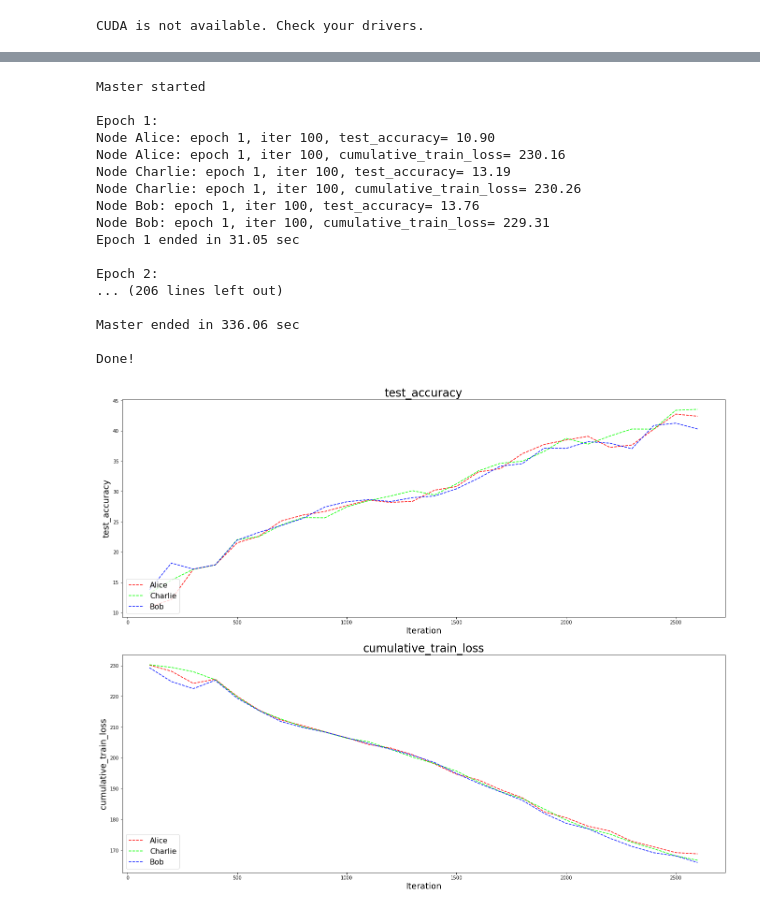
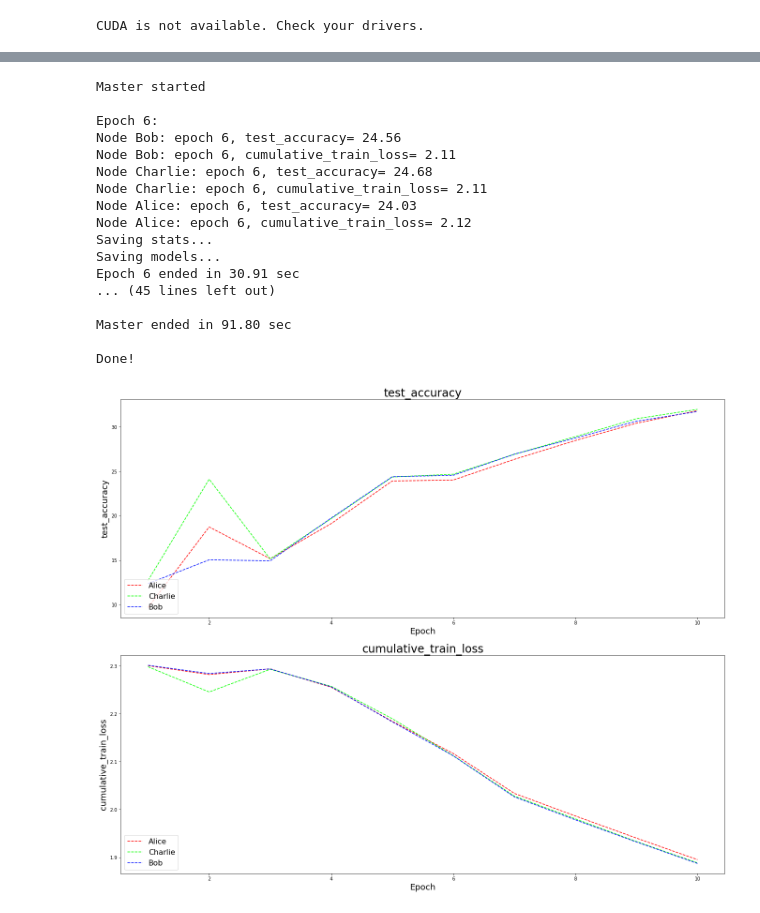
Before and after one commit to Malkovsky/distributed-learning, a Jupyter notebook: notebooks/CIFAR-10 (Sergey).ipynb, the cells around one changed output, grey strips where cells are left out. Cells and saved outputs as stored; diff of their text form; code cells hidden in the pictures.

```diff
--- a/notebooks/CIFAR-10 (Sergey).ipynb
+++ b/notebooks/CIFAR-10 (Sergey).ipynb
@@ -136,7 +137,7 @@ else:
 # %% [output]
 Files already downloaded and verified
 # %%
-num_epochs = 20
+num_epochs = 5
 # %%
 epoch_len = min(len(tl) for tl in train_loaders.values())
 print(epoch_len)
@@ -152,6 +153,6 @@ else:
 CUDA is not available. Check your drivers.
 # %%
 stat_funcs = {'test_accuracy': calc_accuracy_cifar, 'cumulative_train_loss': get_cumulative_train_loss}
-statistics = {func_name: {node_name: {'values': [], 'iters': [], 'tmp': 0.0}
+statistics = {func_name: {node_name: {'values': [], 'epoch': [], 'tmp': 0.0}
                           for node_name in topology}
               for func_name in stat_funcs}
@@ -163,15 +166,14 @@ master = MasterNode(node_names=topology.keys(),
                     test_loader=test_loader, # general test loader
                     fit_step=fit_batch_cifar, # function(node: ConsensusNode, epoch: Int)
                     update_params=update_params_cifar, # function(node: ConsensusNode)
-                    stat_funcs=stat_funcs, # dict of statistic functions
-                    statistics=statistics,
-                    stat_step=100, # save statistic each stat step
                     epoch=num_epochs, # number of epochs
                     epoch_len=epoch_len, # length each epoch
                     update_params_epoch_start=3, # the first epoch from which consensus begins
                     update_params_period=1, # consensus iteration period
                     use_cuda=use_cuda,
-                    verbose=2 # verbose mode
+                    resume_path=f'./checkpoint/{dataset_name}/{session_name}', # None if first try
+                    session=f'{dataset_name}/{session_name}',
+                    verbose=3 # verbose mode
                    )
 # %%
 master.set_model(model, *model_args)
@@ -187,0 +193,2 @@ master.set_error(criterion)
+# %%
+master.set_stats(stat_funcs=stat_funcs, statistics=statistics)
@@ -200,40 +228,40 @@ print('Done!')
 # %% [output]
 Master started
 
-Epoch 1:
-Node Alice: epoch 1, iter 100, test_accuracy= 10.90
-Node Alice: epoch 1, iter 100, cumulative_train_loss= 230.16
-Node Charlie: epoch 1, iter 100, test_accuracy= 13.19
-Node Charlie: epoch 1, iter 100, cumulative_train_loss= 230.26
-Node Bob: epoch 1, iter 100, test_accuracy= 13.76
-Node Bob: epoch 1, iter 100, cumulative_train_loss= 229.31
-Epoch 1 ended in 31.05 sec
+Epoch 6:
+Node Bob: epoch 6, test_accuracy= 24.56
+Node Bob: epoch 6, cumulative_train_loss= 2.11
+Node Charlie: epoch 6, test_accuracy= 24.68
+Node Charlie: epoch 6, cumulative_train_loss= 2.11
+Node Alice: epoch 6, test_accuracy= 24.03
+Node Alice: epoch 6, cumulative_train_loss= 2.12
+Saving stats...
+Saving models...
+Epoch 6 ended in 30.91 sec
+... (45 lines left out)
 
-Epoch 2:
-... (206 lines left out)
-
-Master ended in 336.06 sec
+Master ended in 91.80 sec
 
 Done!
 # %%
 def get_cmap(n, name='hsv'):
     '''
     Returns a function that maps each index in 0, 1, ..., n-1 to a distinct
     RGB color; the keyword argument name must be a standard mpl colormap name.
     '''
     return plt.cm.get_cmap(name, n)
 cmap = get_cmap(n_agents + 1)
 
 fig, axs = plt.subplots(len(statistics), 1, figsize=(20, 16))
 fig.tight_layout(pad=6.0)
 
-for i, (func_name, node_stat) in enumerate(statistics.items()):
+for i, (func_name, node_stat) in enumerate(master.statistics.items()):
     axs[i].set_title(func_name, fontsize=24)
-    axs[i].set_xlabel('Iteration', fontsize=18)
+    axs[i].set_xlabel('Epoch', fontsize=18)
     axs[i].set_ylabel(func_name, fontsize=18)
     for j, (node_name, stat) in enumerate(node_stat.items()):
-        axs[i].plot(stat['iters'], stat['values'], label=node_name, linestyle='--', color=cmap(j))
+        axs[i].plot(stat['epoch'], stat['values'], label=node_name, linestyle='--', color=cmap(j))
     axs[i].legend(loc=3, fontsize=16)
 plt.show()
 # %% [output]
-[figure, old version]
+[figure, new version]
```
Also changed, not shown: parts of 8 cells of this notebook, 4 other files.
